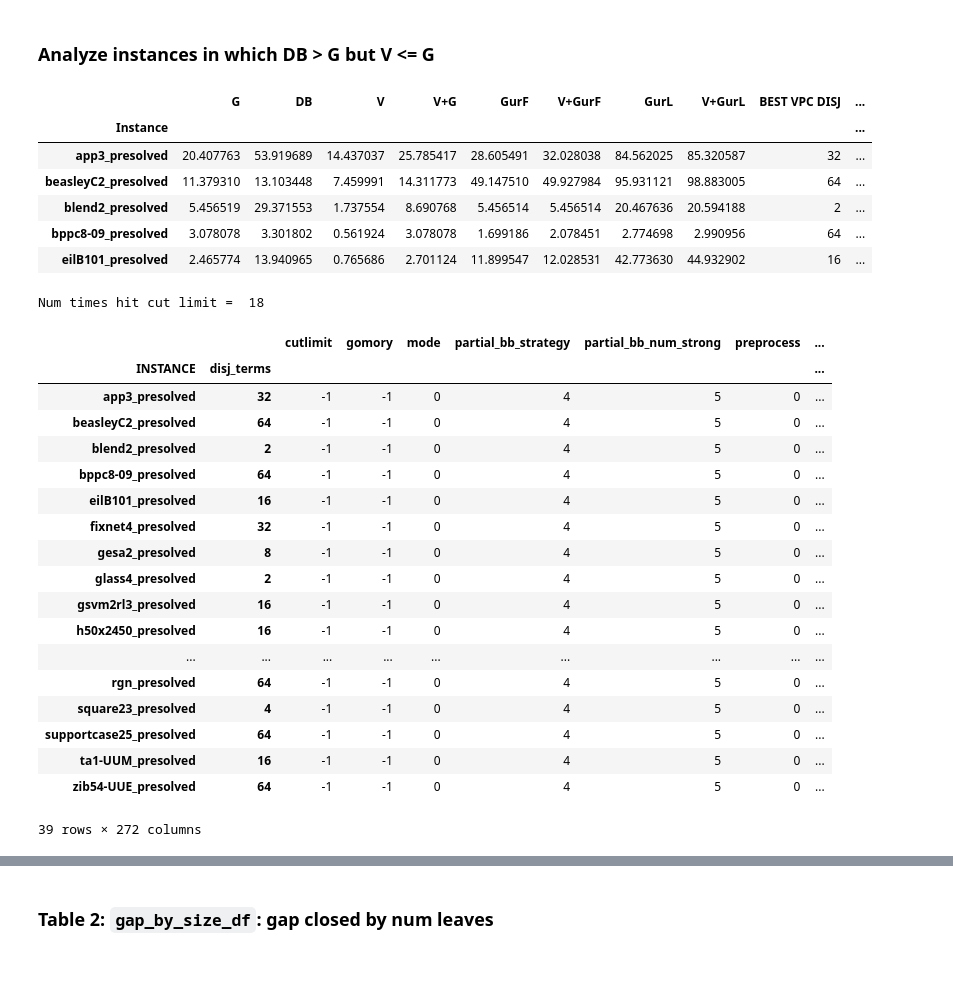
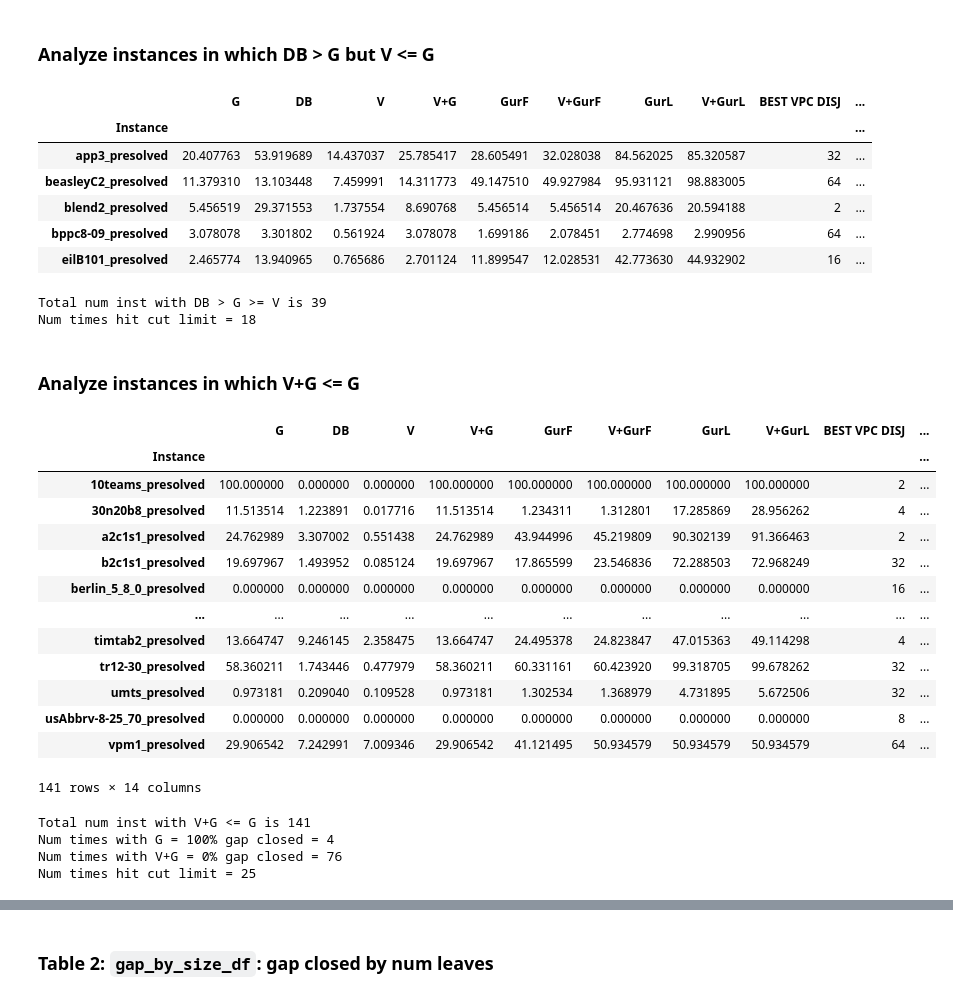
Before and after one commit to akazachk/vpc, a Jupyter notebook: plots/plots.ipynb, the cells around one changed output, grey strips where cells are left out. Saved outputs shown, nothing was run; the diff lists cells and outputs as text; code cells hidden in the pictures; blank space fills up the shorter version.

```diff
--- a/plots/plots.ipynb
+++ b/plots/plots.ipynb
@@ -1426,9 +1426,10 @@ display(tmp_df.head())
 # inst_set = tmp_df.index
 inst_depth_set = [(inst,tmp_df.at[inst,'BEST VPC DISJ']) for inst in tmp_df.index]
 
-print("Num times hit cut limit = ", sum(df.loc[inst_depth_set,'ExitReason'] == 'CUT_LIMIT'))
+print("Total num inst with DB > G >= V is {:d}".format(len(tmp_df)))
+print("Num times hit cut limit = {:d}".format(sum(df.loc[inst_depth_set,'ExitReason'] == 'CUT_LIMIT')))
 
-display(df.loc[inst_depth_set])
+# display(df.loc[inst_depth_set])
 # %% [output]
 |  | G | DB | V | V+G | GurF | V+GurF | GurL | V+GurL | BEST VPC DISJ | ... |
 | Instance |  |  |  |  |  |  |  |  |  | ... |
@@ -1437,23 +1438,41 @@ display(df.loc[inst_depth_set])
 | blend2_presolved | 5.456519 | 29.371553 | 1.737554 | 8.690768 | 5.456514 | 5.456514 | 20.467636 | 20.594188 | 2 | ... |
 | bppc8-09_presolved | 3.078078 | 3.301802 | 0.561924 | 3.078078 | 1.699186 | 2.078451 | 2.774698 | 2.990956 | 64 | ... |
 | eilB101_presolved | 2.465774 | 13.940965 | 0.765686 | 2.701124 | 11.899547 | 12.028531 | 42.773630 | 44.932902 | 16 | ... |
-Num times hit cut limit =  18
+Total num inst with DB > G >= V is 39
+Num times hit cut limit = 18
-|  |  | cutlimit | gomory | mode | partial_bb_strategy | partial_bb_num_strong | preprocess | ... |
-| INSTANCE | disj_terms |  |  |  |  |  |  | ... |
-| app3_presolved | 32 | -1 | -1 | 0 | 4 | 5 | 0 | ... |
-| beasleyC2_presolved | 64 | -1 | -1 | 0 | 4 | 5 | 0 | ... |
-| blend2_presolved | 2 | -1 | -1 | 0 | 4 | 5 | 0 | ... |
-| bppc8-09_presolved | 64 | -1 | -1 | 0 | 4 | 5 | 0 | ... |
-| eilB101_presolved | 16 | -1 | -1 | 0 | 4 | 5 | 0 | ... |
-| fixnet4_presolved | 32 | -1 | -1 | 0 | 4 | 5 | 0 | ... |
-| gesa2_presolved | 8 | -1 | -1 | 0 | 4 | 5 | 0 | ... |
-| glass4_presolved | 2 | -1 | -1 | 0 | 4 | 5 | 0 | ... |
-| gsvm2rl3_presolved | 16 | -1 | -1 | 0 | 4 | 5 | 0 | ... |
-| h50x2450_presolved | 16 | -1 | -1 | 0 | 4 | 5 | 0 | ... |
-| ... | ... | ... | ... | ... | ... | ... | ... | ... |
-| rgn_presolved | 64 | -1 | -1 | 0 | 4 | 5 | 0 | ... |
-| square23_presolved | 4 | -1 | -1 | 0 | 4 | 5 | 0 | ... |
-| supportcase25_presolved | 64 | -1 | -1 | 0 | 4 | 5 | 0 | ... |
-| ta1-UUM_presolved | 16 | -1 | -1 | 0 | 4 | 5 | 0 | ... |
-| zib54-UUE_presolved | 64 | -1 | -1 | 0 | 4 | 5 | 0 | ... |
-39 rows × 272 columns
+# %% [markdown]
+### Analyze instances in which V+G <= G
+# %%
+col1 = 'V+G'
+col2 = 'G'
+tmp_df = best_gap_df.loc[best_gap_df[col1] <= best_gap_df[col2] + EPS]
+
+display(tmp_df)
+
+inst_depth_set = [(inst,tmp_df.at[inst,'BEST VPC DISJ']) for inst in tmp_df.index]
+
+print("Total num inst with V+G <= G is {:d}".format(len(tmp_df)))
+print("Num times with G = 100% gap closed = {:d}".format(sum(tmp_df['G'] == 100.)))
+print("Num times with V+G = 0% gap closed = {:d}".format(sum(tmp_df['V+G'] == 0.)))
+print("Num times hit cut limit = {:d}".format(sum(df.loc[inst_depth_set,'ExitReason'] == 'CUT_LIMIT')))
+
+# display(df.loc[inst_depth_set])
+# %% [output]
+|  | G | DB | V | V+G | GurF | V+GurF | GurL | V+GurL | BEST VPC DISJ | ... |
+| Instance |  |  |  |  |  |  |  |  |  | ... |
+| 10teams_presolved | 100.000000 | 0.000000 | 0.000000 | 100.000000 | 100.000000 | 100.000000 | 100.000000 | 100.000000 | 2 | ... |
+| 30n20b8_presolved | 11.513514 | 1.223891 | 0.017716 | 11.513514 | 1.234311 | 1.312801 | 17.285869 | 28.956262 | 4 | ... |
+| a2c1s1_presolved | 24.762989 | 3.307002 | 0.551438 | 24.762989 | 43.944996 | 45.219809 | 90.302139 | 91.366463 | 2 | ... |
+| b2c1s1_presolved | 19.697967 | 1.493952 | 0.085124 | 19.697967 | 17.865599 | 23.546836 | 72.288503 | 72.968249 | 32 | ... |
+| berlin_5_8_0_presolved | 0.000000 | 0.000000 | 0.000000 | 0.000000 | 0.000000 | 0.000000 | 0.000000 | 0.000000 | 16 | ... |
+| ... | ... | ... | ... | ... | ... | ... | ... | ... | ... | ... |
+| timtab2_presolved | 13.664747 | 9.246145 | 2.358475 | 13.664747 | 24.495378 | 24.823847 | 47.015363 | 49.114298 | 4 | ... |
+| tr12-30_presolved | 58.360211 | 1.743446 | 0.477979 | 58.360211 | 60.331161 | 60.423920 | 99.318705 | 99.678262 | 32 | ... |
+| umts_presolved | 0.973181 | 0.209040 | 0.109528 | 0.973181 | 1.302534 | 1.368979 | 4.731895 | 5.672506 | 32 | ... |
+| usAbbrv-8-25_70_presolved | 0.000000 | 0.000000 | 0.000000 | 0.000000 | 0.000000 | 0.000000 | 0.000000 | 0.000000 | 8 | ... |
+| vpm1_presolved | 29.906542 | 7.242991 | 7.009346 | 29.906542 | 41.121495 | 50.934579 | 50.934579 | 50.934579 | 64 | ... |
+141 rows × 14 columns
+Total num inst with V+G <= G is 141
+Num times with G = 100% gap closed = 4
+Num times with V+G = 0% gap closed = 76
+Num times hit cut limit = 25
```
Also changed, not shown: parts of 2 cells of this notebook.
